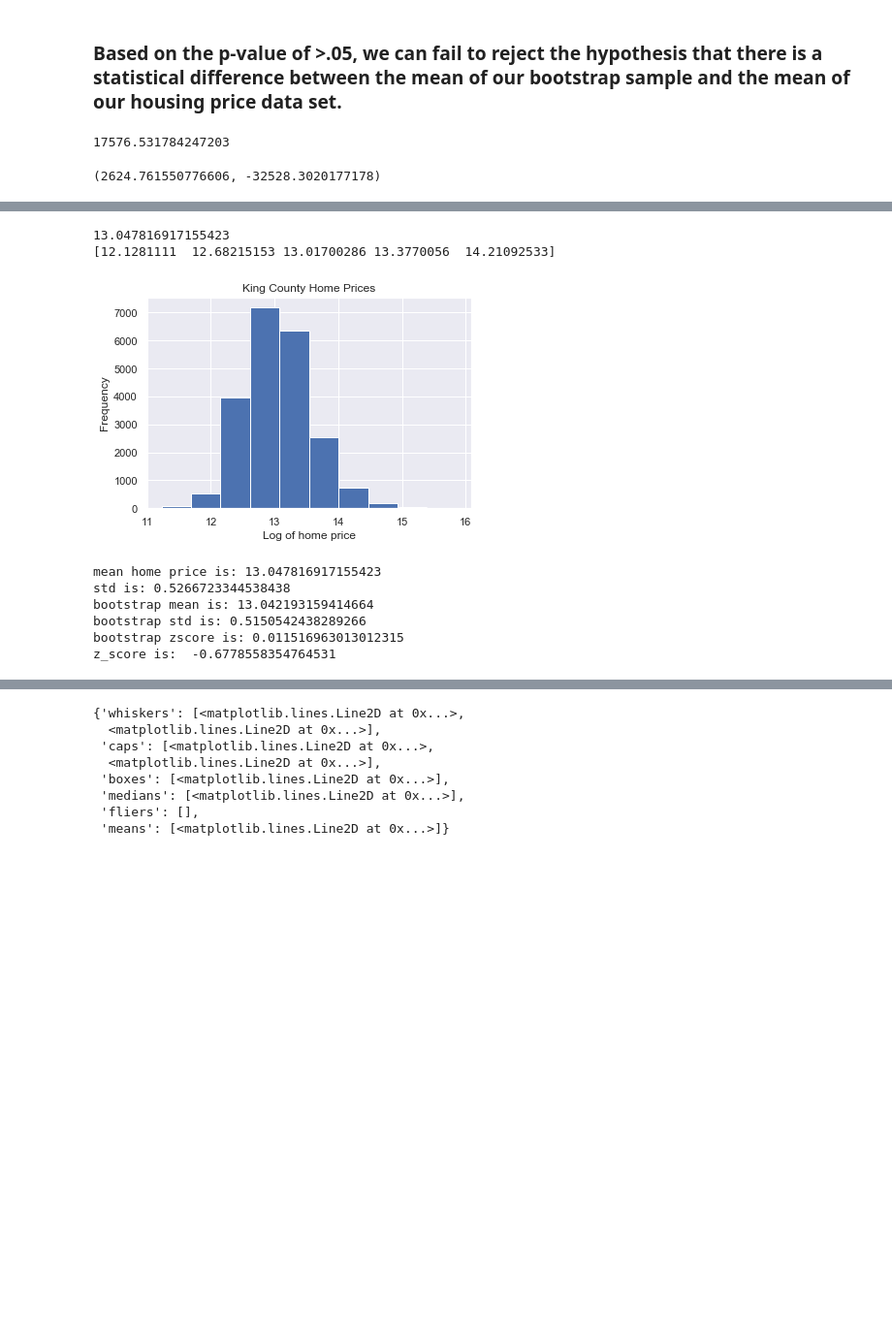
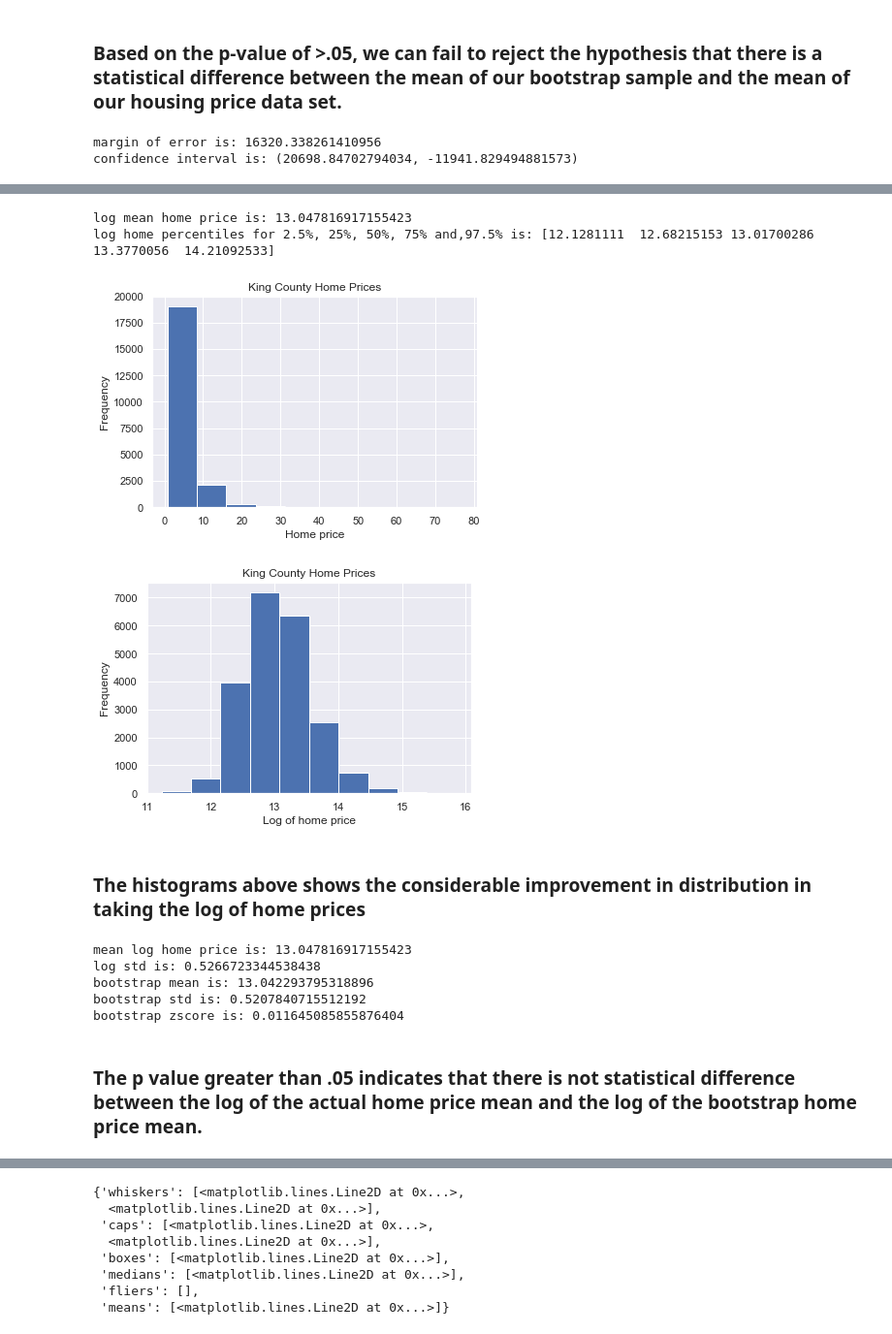
Before and after one commit to rose620/Capstone_1, a Jupyter notebook: house_sales_prediction.ipynb, the cells around one changed output, grey strips where cells are left out. Shown: that part at 97% size. Cells and saved outputs as stored; diff of their text form; code cells hidden in the pictures; blank space fills up the shorter version.

```diff
--- a/house_sales_prediction.ipynb
+++ b/house_sales_prediction.ipynb
@@ -434,43 +508,52 @@ z_score is:  1.7359875351018395
 # %% [markdown]
 ### Based on the p-value of >.05, we can fail to reject the hypothesis that there is a statistical difference between  the mean of our bootstrap sample and the mean of our housing price data set.
 # %%
+#now take a look at confidence interval and margin of error for mean home price
 diffe_of_means = home_mean - bs_mean
 twosamp_std = ((((bs_std)**2)/2000) + (((home_std)**2)/21613))**.5
 m_of_err = 1.96 * (twosamp_std)
-m_of_err
+print("margin of error is:", m_of_err)
+conf_int = (diffe_of_means + m_of_err), (diffe_of_means - m_of_err)
+print("confidence interval is:", conf_int)
 # %% [output]
-17576.531784247203
+margin of error is: 16320.338261410956
+confidence interval is: (20698.84702794034, -11941.829494881573)
-# %%
-conf_int = (diffe_of_means + m_of_err), (diffe_of_means - m_of_err)
-print(conf_int)
-# %% [output]
-(2624.761550776606, -32528.3020177178)
 # %% [markdown]
 ### Within a margin of error of 14,984 dollars, we can be 95% certain that the confidence interval range above contains our true mean.  The high standard deviation however in both the bootstrap data set as well as the actual dataset is an indication that there is a large range and high degree of variability of some data points from the mean.  This might be due to the few houses that are on the higher end of the dataset.  This is an important finding from our hypothesis and statistical testing as it indicates that, as the dataset stands, the median is a more reliable measurement of central tendency.  It also indicates, that these outliers,or higher priced homes, may need to be removed from the dataset. However, before removing these values from the dataset, we will utilize the logarithmic function to see if that normalizes out the home prices and decreases the spread.
 # %%
-#compute percentiles for the prices of homes but utilizing log to determine if we need to drop higher priced home from dataset
+#compute percentiles again for the prices of homes but this time utilizing log f(x) to determine if higher priced homes need to be removed from dataset
 l_price = np.log(df['price'])
-print(np.mean(l_price))
+print("log mean home price is:", np.mean(l_price))
 percentiles = np.array([2.5, 25, 50, 75, 97.5])
 l_prices_homes = np.log(df[['price']])
 l_homes_percent = np.percentile(l_prices_homes,percentiles)
-print(l_homes_percent)
+print("log home percentiles for 2.5%, 25%, 50%, 75% and,97.5% is:", l_homes_percent)
 # %% [output]
-13.047816917155423
-[12.1281111  12.68215153 13.01700286 13.3770056  14.21092533]
+log mean home price is: 13.047816917155423
+log home percentiles for 2.5%, 25%, 50%, 75% and,97.5% is: [12.1281111  12.68215153 13.01700286 13.3770056  14.21092533]
 # %%
+#plot out log of price in histogram to see if it improves distribution
+plt.hist(df['price']*.00001)
+plt.title("King County Home Prices")
+plt.xlabel("Home price")
+plt.ylabel("Frequency")
+plt.show()
 plt.hist(l_price)
 plt.title("King County Home Prices")
 plt.xlabel("Log of home price")
 plt.ylabel("Frequency")
 plt.show()
 # %% [output]
-[figure, old version]
+[figure, new version]
+[figure, added]
+# %% [markdown]
+### The histograms above shows the considerable improvement in distribution in taking the log of home prices
 # %%
+#do hypothesis testing again on log of price data and re-evaluate z-score, std dev and conf interval to insure improvement
 l_home_mean = np.mean(l_price)
-print("mean home price is:", l_home_mean)
+print("mean log home price is:", l_home_mean)
 l_home_std = (np.std(l_price))
-print("std is:", l_home_std)
+print("log std is:", l_home_std)
 l_bs_sample = np.random.choice(l_price, size = 2000)
 l_bs_mean = np.mean(l_bs_sample)
 l_bs_std = np.std(l_bs_sample)
@@ -479,14 +562,14 @@ l_bs_zsre = (l_bs_mean - 13.05) / l_bs_zse
 print('bootstrap mean is:', l_bs_mean)
 print('bootstrap std is:', l_bs_std)
 print('bootstrap zscore is:', l_bs_zse)
-print("z_score is: ", l_bs_zsre)
 # %% [output]
-mean home price is: 13.047816917155423
-std is: 0.5266723344538438
-bootstrap mean is: 13.042193159414664
-bootstrap std is: 0.5150542438289266
-bootstrap zscore is: 0.011516963013012315
-z_score is:  -0.6778558354764531
+mean log home price is: 13.047816917155423
+log std is: 0.5266723344538438
+bootstrap mean is: 13.042293795318896
+bootstrap std is: 0.5207840715512192
+bootstrap zscore is: 0.011645085855876404
+# %% [markdown]
+### The p value greater than .05 indicates that there is not statistical difference between the log of the actual home price mean and the log of the bootstrap home price mean.
 # %%
 l_diff_of_means = l_home_mean - l_bs_mean
 l_twosamp_std = ((((l_bs_std)**2)/2000) + (((l_home_std)**2)/21613))**.5
```
Also changed, not shown: parts of 66 cells of this notebook.
